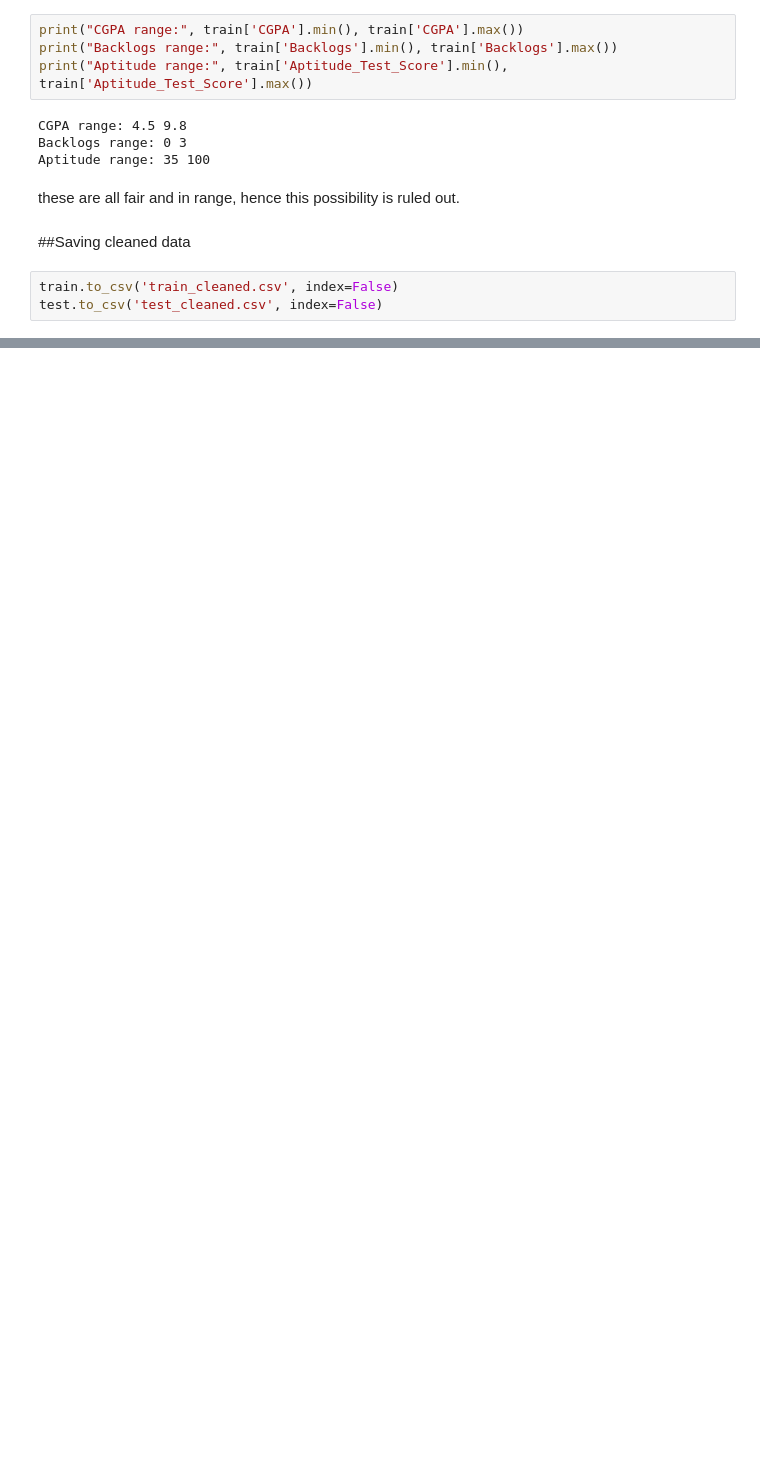
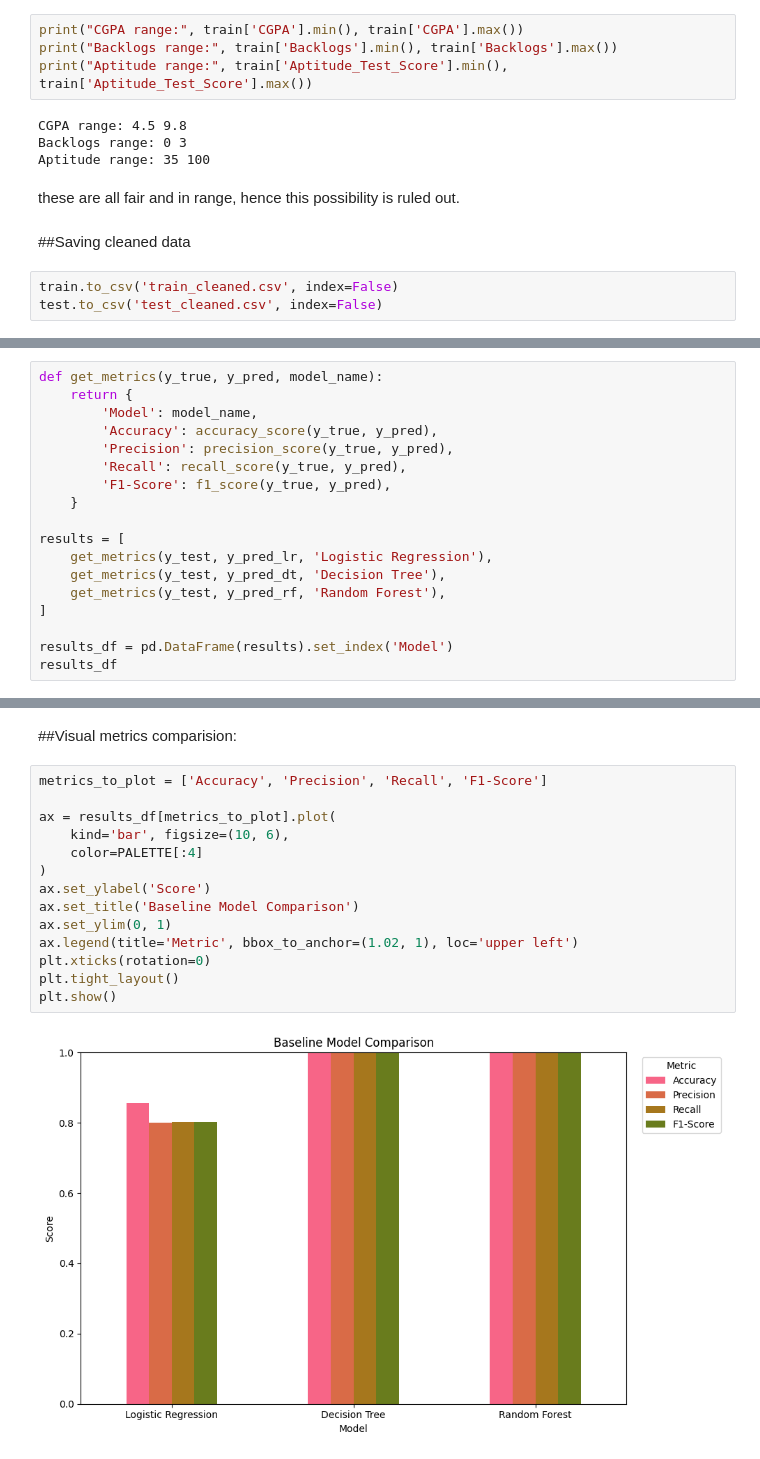
Before and after one commit to palakm690-del/Namah-Palak_ML_Internship_2026, a Jupyter notebook: notebooks/02_baseline_models.ipynb, the cells around one changed output, grey strips where cells are left out. Saved outputs shown, nothing was run; the diff lists cells and outputs as text; blank space fills up the shorter version.

```diff
--- a/notebooks/02_baseline_models.ipynb
+++ b/notebooks/02_baseline_models.ipynb
@@ -175,0 +383,18 @@ test.to_csv('test_cleaned.csv', index=False)
+# %%
+def get_metrics(y_true, y_pred, model_name):
+    return {
+        'Model': model_name,
+        'Accuracy': accuracy_score(y_true, y_pred),
+        'Precision': precision_score(y_true, y_pred),
+        'Recall': recall_score(y_true, y_pred),
+        'F1-Score': f1_score(y_true, y_pred),
+    }
+
+results = [
+    get_metrics(y_test, y_pred_lr, 'Logistic Regression'),
+    get_metrics(y_test, y_pred_dt, 'Decision Tree'),
+    get_metrics(y_test, y_pred_rf, 'Random Forest'),
+]
+
+results_df = pd.DataFrame(results).set_index('Model')
+results_df
@@ -175,0 +481,18 @@ test.to_csv('test_cleaned.csv', index=False)
+# %% [markdown]
+##Visual metrics comparision:
+# %%
+metrics_to_plot = ['Accuracy', 'Precision', 'Recall', 'F1-Score']
+
+ax = results_df[metrics_to_plot].plot(
+    kind='bar', figsize=(10, 6),
+    color=PALETTE[:4]
+)
+ax.set_ylabel('Score')
+ax.set_title('Baseline Model Comparison')
+ax.set_ylim(0, 1)
+ax.legend(title='Metric', bbox_to_anchor=(1.02, 1), loc='upper left')
+plt.xticks(rotation=0)
+plt.tight_layout()
+plt.show()
+# %% [output]
+[figure, added]
```
Also changed, not shown: parts of 95 cells of this notebook, 7 other files.
